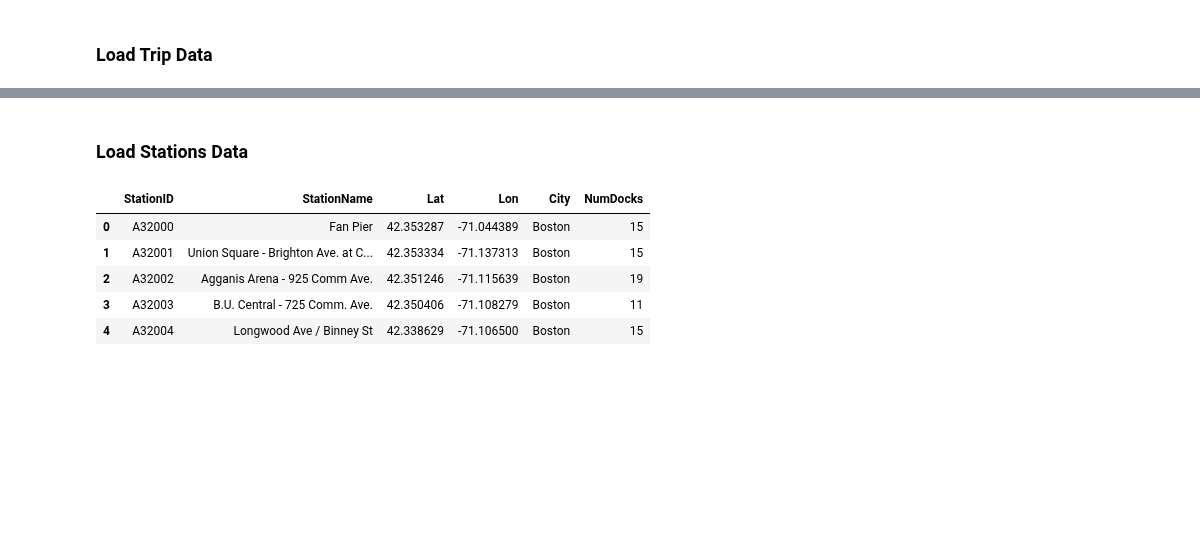
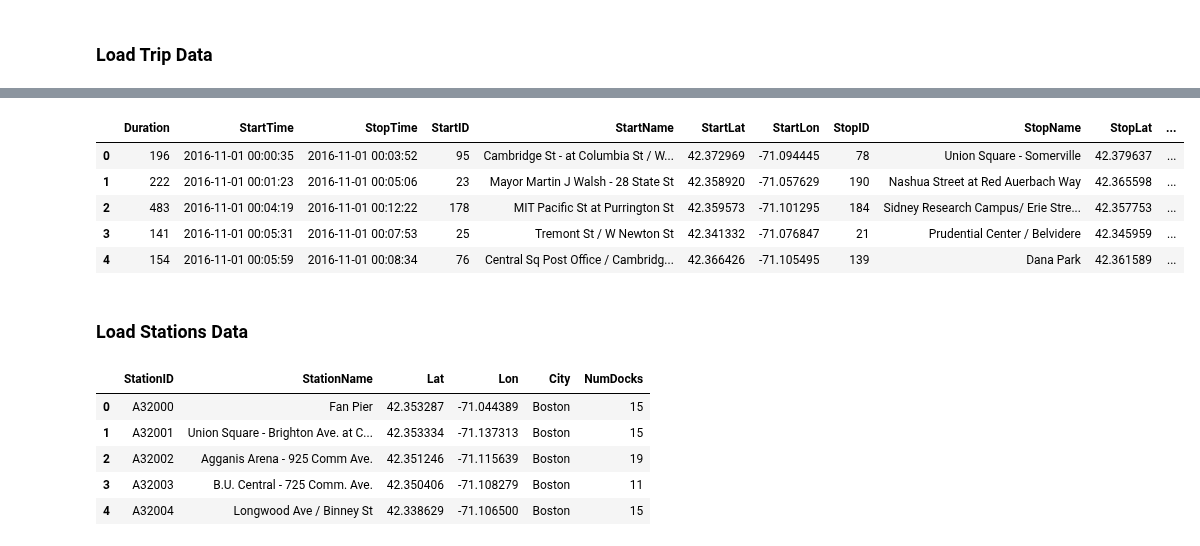
Before and after one commit to cneiderer/Class_Projects, a Jupyter notebook: Project5/StationMapping.ipynb, the cells around one changed output, grey strips where cells are left out. Saved outputs shown, nothing was run; the diff lists cells and outputs as text; code cells hidden in the pictures; blank space fills up the shorter version.

```diff
--- a/Project5/StationMapping.ipynb
+++ b/Project5/StationMapping.ipynb
@@ -38,3 +49,12 @@ new_df = remap_usertype(new_df)
+# %%
+new_df.head()
+# %% [output]
+|  | Duration | StartTime | StopTime | StartID | StartName | StartLat | StartLon | StopID | StopName | StopLat | ... |
+| 0 | 196 | 2016-11-01 00:00:35 | 2016-11-01 00:03:52 | 95 | Cambridge St - at Columbia St / W... | 42.372969 | -71.094445 | 78 | Union Square - Somerville | 42.379637 | ... |
+| 1 | 222 | 2016-11-01 00:01:23 | 2016-11-01 00:05:06 | 23 | Mayor Martin J Walsh - 28 State St | 42.358920 | -71.057629 | 190 | Nashua Street at Red Auerbach Way | 42.365598 | ... |
+| 2 | 483 | 2016-11-01 00:04:19 | 2016-11-01 00:12:22 | 178 | MIT Pacific St at Purrington St | 42.359573 | -71.101295 | 184 | Sidney Research Campus/ Erie Stre... | 42.357753 | ... |
+| 3 | 141 | 2016-11-01 00:05:31 | 2016-11-01 00:07:53 | 25 | Tremont St / W Newton St | 42.341332 | -71.076847 | 21 | Prudential Center / Belvidere | 42.345959 | ... |
+| 4 | 154 | 2016-11-01 00:05:59 | 2016-11-01 00:08:34 | 76 | Central Sq Post Office / Cambridg... | 42.366426 | -71.105495 | 139 | Dana Park | 42.361589 | ... |
 # %% [markdown]
 ### Load Stations Data
 # %%
```
Also changed, not shown: parts of 16 cells of this notebook.
